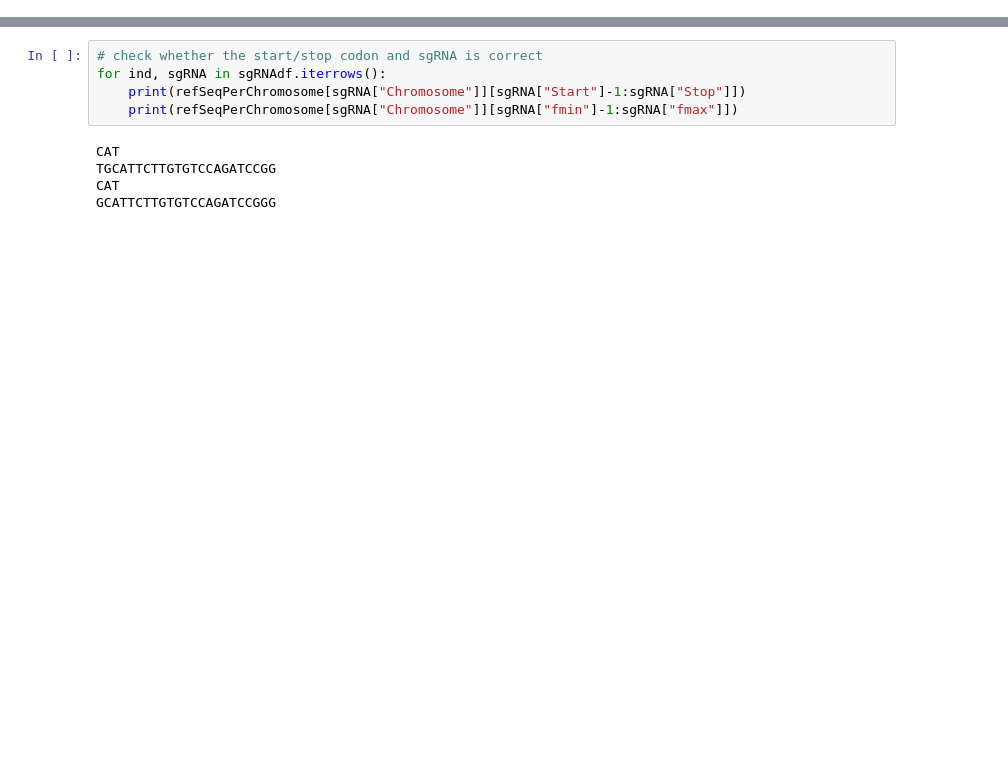
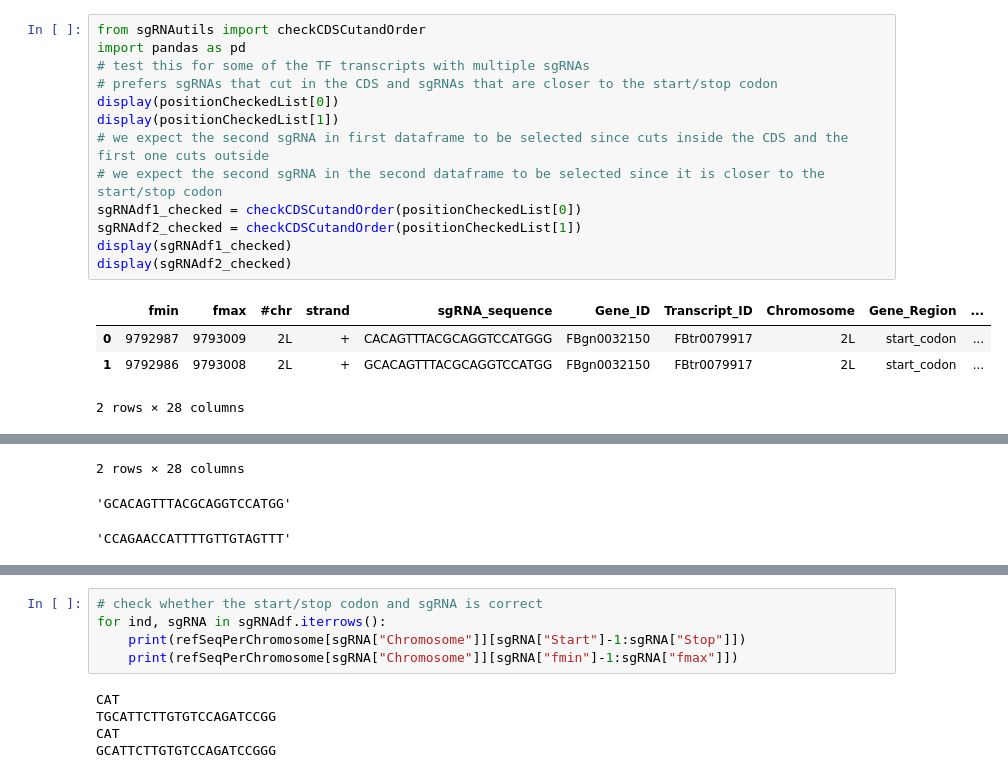
Before and after one commit to emmacwatts/AutoTagsCRISPR, a Jupyter notebook: tests_20231209.ipynb, the cells around one changed output, grey strips where cells are left out. Drawn from its saved outputs; the diff is of its cells as text; blank space fills up the shorter version.

```diff
--- a/tests_20231209.ipynb
+++ b/tests_20231209.ipynb
@@ -126,0 +192,18 @@ display(sgRNA)
+# %%
+from sgRNAutils import checkCDSCutandOrder
+import pandas as pd
+# test this for some of the TF transcripts with multiple sgRNAs
+# prefers sgRNAs that cut in the CDS and sgRNAs that are closer to the start/stop codon
+display(positionCheckedList[0])
+display(positionCheckedList[1])
+# we expect the second sgRNA in first dataframe to be selected since cuts inside the CDS and the first one cuts outside
+# we expect the second sgRNA in the second dataframe to be selected since it is closer to the start/stop codon
+sgRNAdf1_checked = checkCDSCutandOrder(positionCheckedList[0])
+sgRNAdf2_checked = checkCDSCutandOrder(positionCheckedList[1])
+display(sgRNAdf1_checked)
+display(sgRNAdf2_checked)
+# %% [output]
+|  | fmin | fmax | #chr | strand | sgRNA_sequence | Gene_ID | Transcript_ID | Chromosome | Gene_Region | ... |
+| 0 | 9792987 | 9793009 | 2L | + | CACAGTTTACGCAGGTCCATGGG | FBgn0032150 | FBtr0079917 | 2L | start_codon | ... |
+| 1 | 9792986 | 9793008 | 2L | + | GCACAGTTTACGCAGGTCCATGG | FBgn0032150 | FBtr0079917 | 2L | start_codon | ... |
+2 rows × 28 columns
@@ -126,0 +213,3 @@ display(sgRNA)
+2 rows × 28 columns
+'GCACAGTTTACGCAGGTCCATGG'
+'CCAGAACCATTTTGTTGTAGTTT'
```
Also changed, not shown: parts of 26 cells of this notebook, 1 other file.
